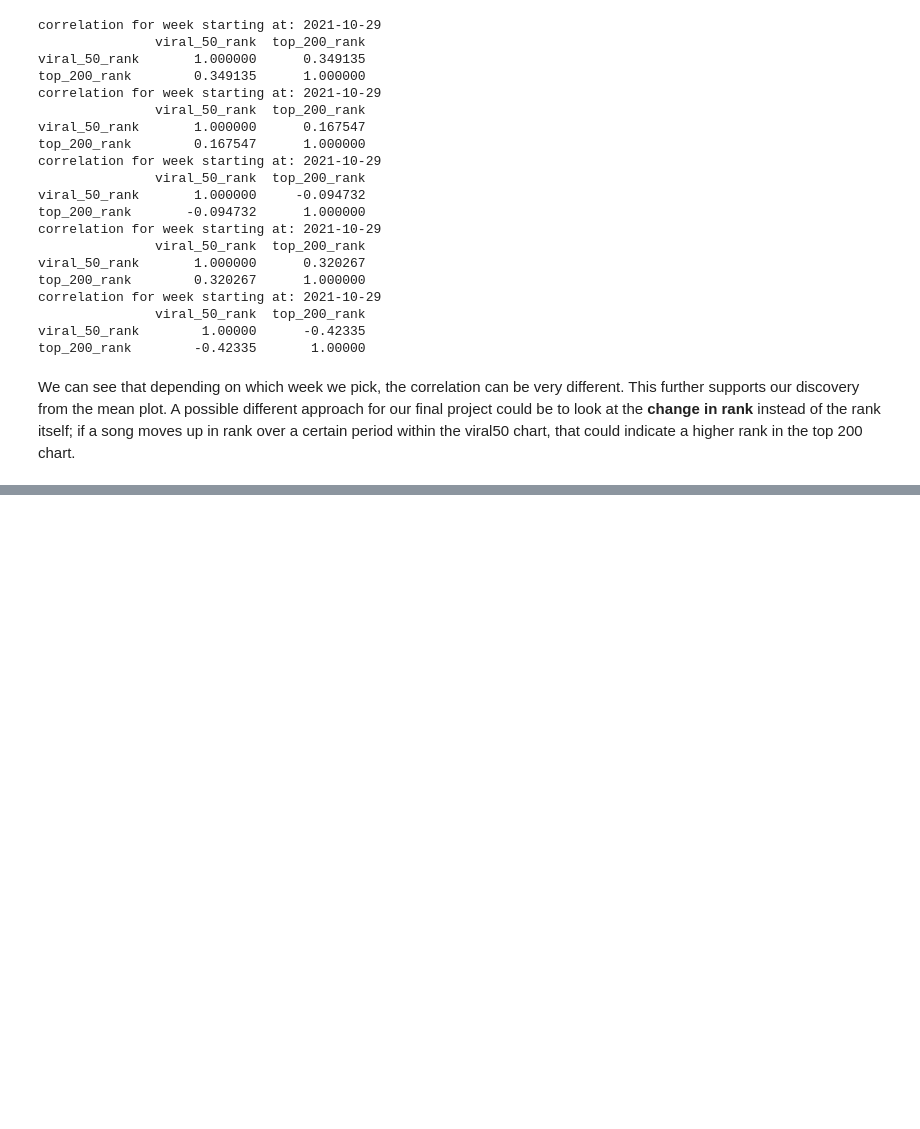
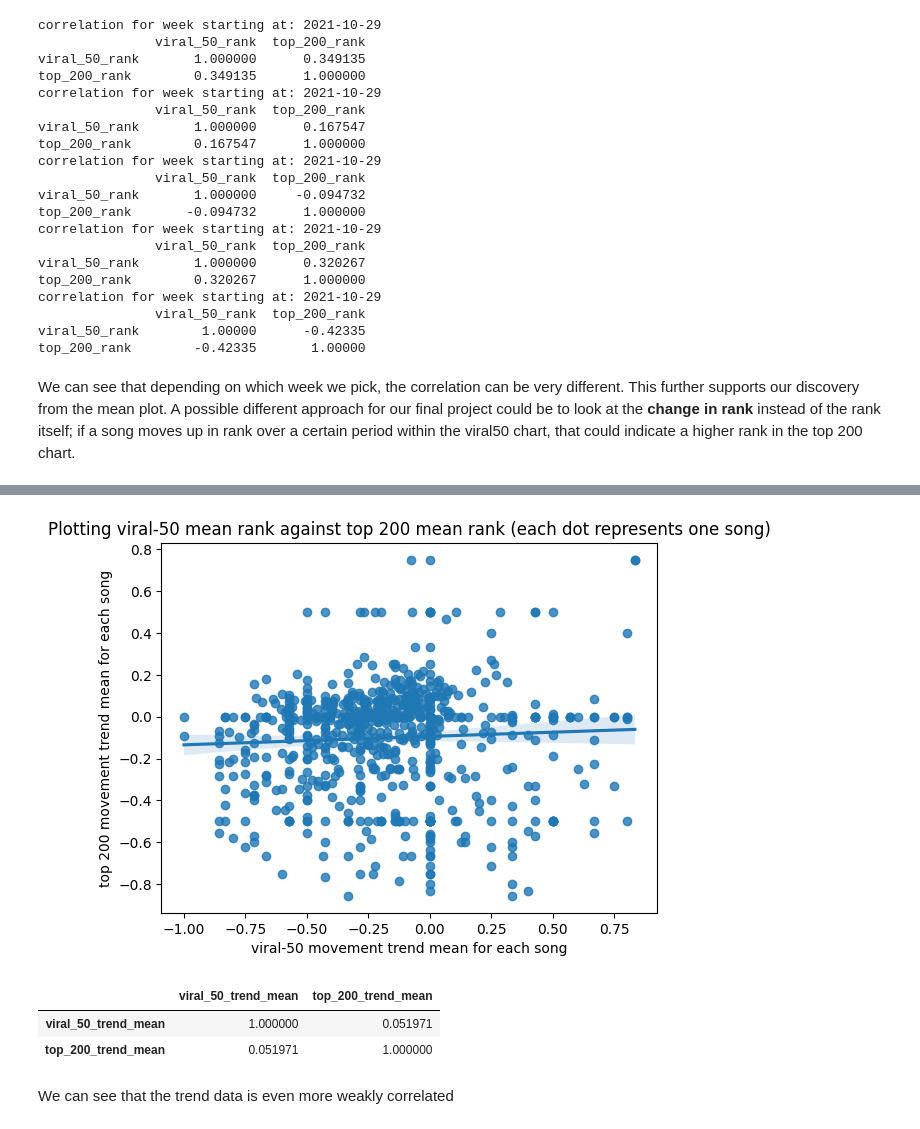
Before and after one commit to Falk358/data_science, a Jupyter notebook: project/02_exploratory_data_analysis.ipynb, the cells around one changed output, grey strips where cells are left out. Cells and saved outputs as stored; diff of their text form; code cells hidden in the pictures; blank space fills up the shorter version.

Commit message:
modified data analysis for project; we might be able to still predict with a complex enough model

```diff
--- a/project/02_exploratory_data_analysis.ipynb
+++ b/project/02_exploratory_data_analysis.ipynb
@@ -202,3 +200,22 @@ top_200_rank        -0.42335       1.00000
 # %% [markdown]
 We can see that depending on which week we pick, the correlation can be very different. This further supports our discovery from the mean plot.
 A possible different approach for our final project could be to look at the **change in rank** instead of the rank itself; if a song moves up in rank over a certain period within the viral50 chart, that could indicate a higher rank in the top 200 chart.
+# %%
+def get_trend_title_df(titles, viral_50, top_200): # returns a dataframe with mean viral50 rank , mean top 200 rank for song title
+    viral_trends = []
+    top_200_trends = []
+    titles = titles.tolist()
+    for my_title in titles:
+        viral_trend = viral_50.loc[viral_50["title"] == my_title, ["trend"]].mean()[0]
+        #print(viral_trend)
+        viral_trends.append(viral_trend)
+        top_200_trend = top_200.loc[top_200["title"] == my_title, ["trend"]].mean()[0]
+        top_200_trends.append(top_200_trend)
+    df = pd.DataFrame(
+        {
+            "viral_50_trend_mean" : viral_trends,
+            "top_200_trend_mean" : top_200_trends,
+            "title": titles
+        }
+    )
+    return df
@@ -204,0 +226,10 @@ A possible different approach for our final project could be to look at the **ch
+# %%
+def encode_trend(df): # only pass df which have trend column, encodes move up with 1 and move down with -1, everything else 0
+    df["trend"] = df["trend"].mask(df["trend"] == "SAME_POSITION", 0)
+    df["trend"] = df["trend"].mask(df["trend"] == "NEW_ENTRY", 0)
+    df["trend"] = df["trend"].mask(df["trend"] == "MOVE_UP", 1)
+    df["trend"] = df["trend"].mask(df["trend"] == "MOVE_DOWN", -1)
+    return df
+
+viral_50_trend = encode_trend(viral_50)
+top_200_trend = encode_trend(top_200)
@@ -204,0 +257,3 @@ A possible different approach for our final project could be to look at the **ch
+# %%
+trend_df = get_trend_title_df(usable_titles,viral_50=viral_50_trend,top_200=top_200_trend)
+trend_df.sample(10)
@@ -204,0 +272,16 @@ A possible different approach for our final project could be to look at the **ch
+# %%
+sns.regplot(data=trend_df, x = "viral_50_trend_mean", y = "top_200_trend_mean")
+plt.title("Plotting viral-50 mean rank against top 200 mean rank (each dot represents one song)")
+plt.xlabel("viral-50 movement trend mean for each song")
+plt.ylabel("top 200 movement trend mean for each song")
+plt.show()
+# %% [output]
+[figure, added]
+# %%
+trend_df.corr(method="pearson")
+# %% [output]
+|  | viral_50_trend_mean | top_200_trend_mean |
+| viral_50_trend_mean | 1.000000 | 0.051971 |
+| top_200_trend_mean | 0.051971 | 1.000000 |
+# %% [markdown]
+We can see that the trend data is even more weakly correlated
```
Also changed, not shown: parts of 10 cells of this notebook.
